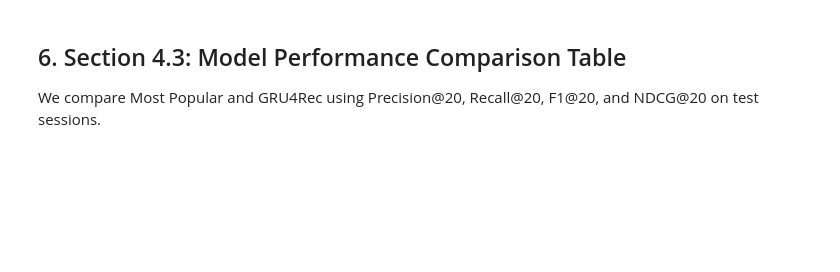
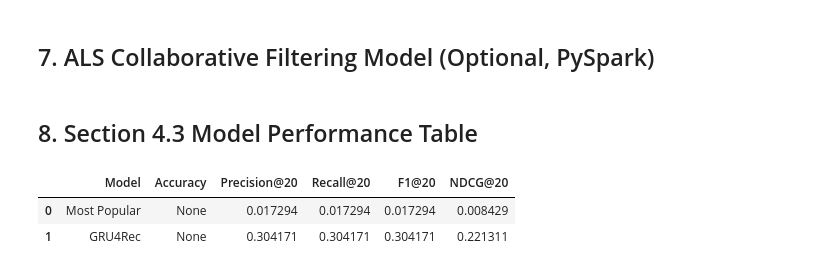
Before and after one commit to Khanh-Nguyen-android/Projectgroup-52-topic-2, a Jupyter notebook: retail_recommendation_engine_1.ipynb, the cells around one changed output. Saved outputs shown, nothing was run; the diff lists cells and outputs as text; code cells hidden in the pictures; blank space fills up the shorter version.

```diff
--- a/retail_recommendation_engine_1.ipynb
+++ b/retail_recommendation_engine_1.ipynb
@@ -156,29 +205,88 @@ Epoch 2, Loss: 7.2098
-# %% [markdown]
-## 6. Section 4.3: Model Performance Comparison Table
-We compare Most Popular and GRU4Rec using Precision@20, Recall@20, F1@20, and NDCG@20 on test sessions.
+# %% [markdown]
+## 7. ALS Collaborative Filtering Model (Optional, PySpark)
+# %%
+als_model = None
+#uncomment if using pyspark
+# try:
+#     from pyspark.sql import SparkSession
+#     from pyspark.ml.recommendation import ALS
+#     spark = SparkSession.builder.appName('ALSRec').getOrCreate()
+#     sampled_train = train.sample(frac=0.01, random_state=42)
+#     als_df = spark.createDataFrame(sampled_train[['user_idx', 'item_idx', 'event_weight']])
+#     als = ALS(userCol='user_idx', itemCol='item_idx', ratingCol='event_weight', maxIter=3, rank=8, regParam=0.1, implicitPrefs=True)
+#     als_model = als.fit(als_df)
+#     print("ALS training done.")
+# except Exception as e:
+#     print("ALS model not trained: ", e)
+#     als_model = None
+# %% [markdown]
+## 8. Section 4.3 Model Performance Table
 # %%
-# --- Metric functions ---
 def precision_at_k(y_true, y_pred, k=20):
     hits = 0
     total = 0
     for pred, true in zip(y_pred, y_true):
         if true in pred[:k]:
             hits += 1
         total += 1
     return hits / total if total > 0 else 0
 
 def recall_at_k(y_true, y_pred, k=20):
-    return precision_at_k(y_true, y_pred, k)  # for next-item prediction, recall==precision
+    return precision_at_k(y_true, y_pred, k)
 
 def f1_at_k(y_true, y_pred, k=20):
     p = precision_at_k(y_true, y_pred, k)
     r = recall_at_k(y_true, y_pred, k)
     return 2 * p * r / (p + r + 1e-10)
 
 def ndcg_at_k(y_true, y_pred, k=20):
     ndcg = 0
     for pred, true in zip(y_pred, y_true):
         if true in pred[:k]:
             idx = pred[:k].index(true)
             ndcg += 1 / np.log2(idx + 2)
     return ndcg / len(y_true) if len(y_true) > 0 else 0
+
+test_sessions = [group['item_idx'].tolist() for _, group in test.groupby('session_id') if len(group) > 1]
+y_true = [items[-1] for items in test_sessions]
+y_pred_pop = [most_popular for _ in test_sessions]
+
+def predict_next(model, session, k=20):
+    model.eval()
+    with torch.no_grad():
+        inp = torch.LongTensor([session[-10:]]).to(device)
+        logits = model(inp)
+        topk = logits.cpu().numpy().argsort()[0][-k:][::-1]
+    return topk.tolist()
+
+y_pred_gru = []
+for items in test_sessions:
+    pred = predict_next(model, items[:-1], k=20)
+    y_pred_gru.append(pred)
+
+if als_model is not None:
+    test_user_idxs = test['user_idx'].unique()
+    users_df = spark.createDataFrame(pd.DataFrame({'user_idx': test_user_idxs}))
+    user_recs = als_model.recommendForUserSubset(users_df, 20).toPandas()
+    als_user2pred = {row['user_idx']: [x['item_idx'] for x in row['recommendations']] for idx, row in user_recs.iterrows()}
+    y_pred_als = []
+    for session, group in test.groupby('session_id'):
+        items = group['item_idx'].tolist()
+        if len(items) > 1:
+            uidx = group['user_idx'].iloc[0]
+            y_pred_als.append(als_user2pred.get(uidx, most_popular))
+else:
+    y_pred_als = None
+
+results = []
+results.append(['Most Popular', None, precision_at_k(y_true, y_pred_pop, 20), recall_at_k(y_true, y_pred_pop, 20), f1_at_k(y_true, y_pred_pop, 20), ndcg_at_k(y_true, y_pred_pop, 20)])
+results.append(['GRU4Rec', None, precision_at_k(y_true, y_pred_gru, 20), recall_at_k(y_true, y_pred_gru, 20), f1_at_k(y_true, y_pred_gru, 20), ndcg_at_k(y_true, y_pred_gru, 20)])
+if y_pred_als is not None:
+    results.append(['ALS', None, precision_at_k(y_true, y_pred_als, 20), recall_at_k(y_true, y_pred_als, 20), f1_at_k(y_true, y_pred_als, 20), ndcg_at_k(y_true, y_pred_als, 20)])
+
+results_df = pd.DataFrame(results, columns=['Model', 'Accuracy', 'Precision@20', 'Recall@20', 'F1@20', 'NDCG@20'])
+display(results_df)
+# %% [output]
+|  | Model | Accuracy | Precision@20 | Recall@20 | F1@20 | NDCG@20 |
+| 0 | Most Popular | None | 0.017294 | 0.017294 | 0.017294 | 0.008429 |
+| 1 | GRU4Rec | None | 0.304171 | 0.304171 | 0.304171 | 0.221311 |
```
Also changed, not shown: parts of 24 cells of this notebook.
